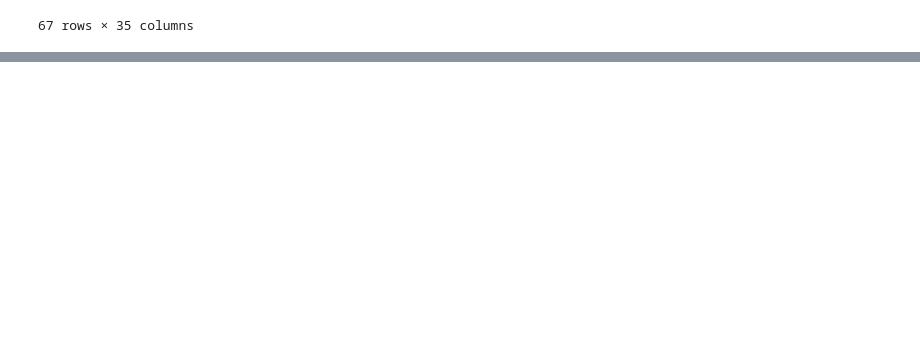
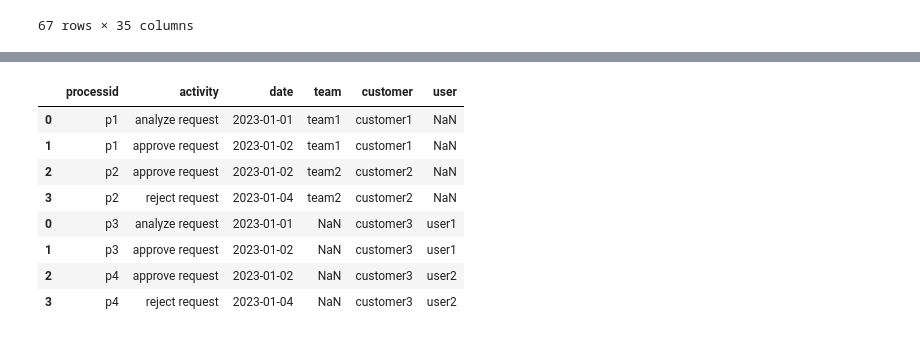
Before and after one commit to IBM/processmining, a Jupyter notebook: Process Apps/Pandas Tuto/pandas_basics_process_apps.ipynb, the cells around one changed output, grey strips where cells are left out. Cells and saved outputs as stored; diff of their text form; code cells hidden in the pictures; blank space fills up the shorter version.

```diff
--- a/Process Apps/Pandas Tuto/pandas_basics_process_apps.ipynb
+++ b/Process Apps/Pandas Tuto/pandas_basics_process_apps.ipynb
@@ -203,0 +213,32 @@ df
+# %%
+import pandas as pd
+
+df1_JSON = [
+    {'processid':'p1', 'activity':'analyze request', 'date':'2023-01-01', 'team':'team1','customer':'customer1'},
+    {'processid':'p1', 'activity':'approve request', 'date':'2023-01-02', 'team':'team1','customer':'customer1'},
+    {'processid':'p2', 'activity':'approve request', 'date':'2023-01-02', 'team':'team2','customer':'customer2'},
+    {'processid':'p2', 'activity':'reject request', 'date':'2023-01-04', 'team':'team2','customer':'customer2'},
+    ]
+df1 = pd.DataFrame(df1_JSON)
+
+df2_JSON = [
+    {'processid':'p3', 'activity':'analyze request', 'date':'2023-01-01','user':'user1','customer':'customer3'},
+    {'processid':'p3', 'activity':'approve request', 'date':'2023-01-02','user':'user1','customer':'customer3'},
+    {'processid':'p4', 'activity':'approve request', 'date':'2023-01-02','user':'user2','customer':'customer3'},
+    {'processid':'p4', 'activity':'reject request', 'date':'2023-01-04','user':'user2','customer':'customer3'},
+    ]
+df2 = pd.DataFrame(df2_JSON)
+
+df = pd.concat([df1, df2])
+
+df
+# %% [output]
+|  | processid | activity | date | team | customer | user |
+| 0 | p1 | analyze request | 2023-01-01 | team1 | customer1 | NaN |
+| 1 | p1 | approve request | 2023-01-02 | team1 | customer1 | NaN |
+| 2 | p2 | approve request | 2023-01-02 | team2 | customer2 | NaN |
+| 3 | p2 | reject request | 2023-01-04 | team2 | customer2 | NaN |
+| 0 | p3 | analyze request | 2023-01-01 | NaN | customer3 | user1 |
+| 1 | p3 | approve request | 2023-01-02 | NaN | customer3 | user1 |
+| 2 | p4 | approve request | 2023-01-02 | NaN | customer3 | user2 |
+| 3 | p4 | reject request | 2023-01-04 | NaN | customer3 | user2 |
```
Also changed, not shown: parts of 3 cells of this notebook, 8 other files.
